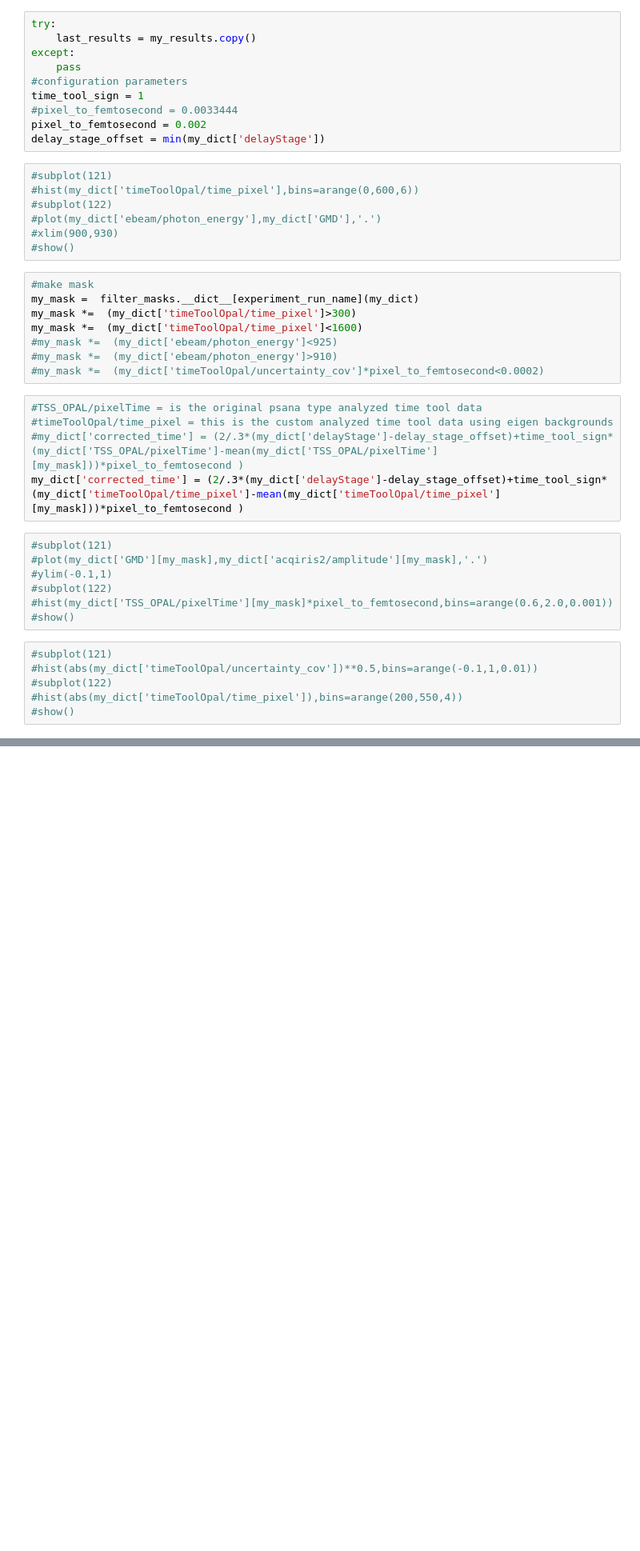
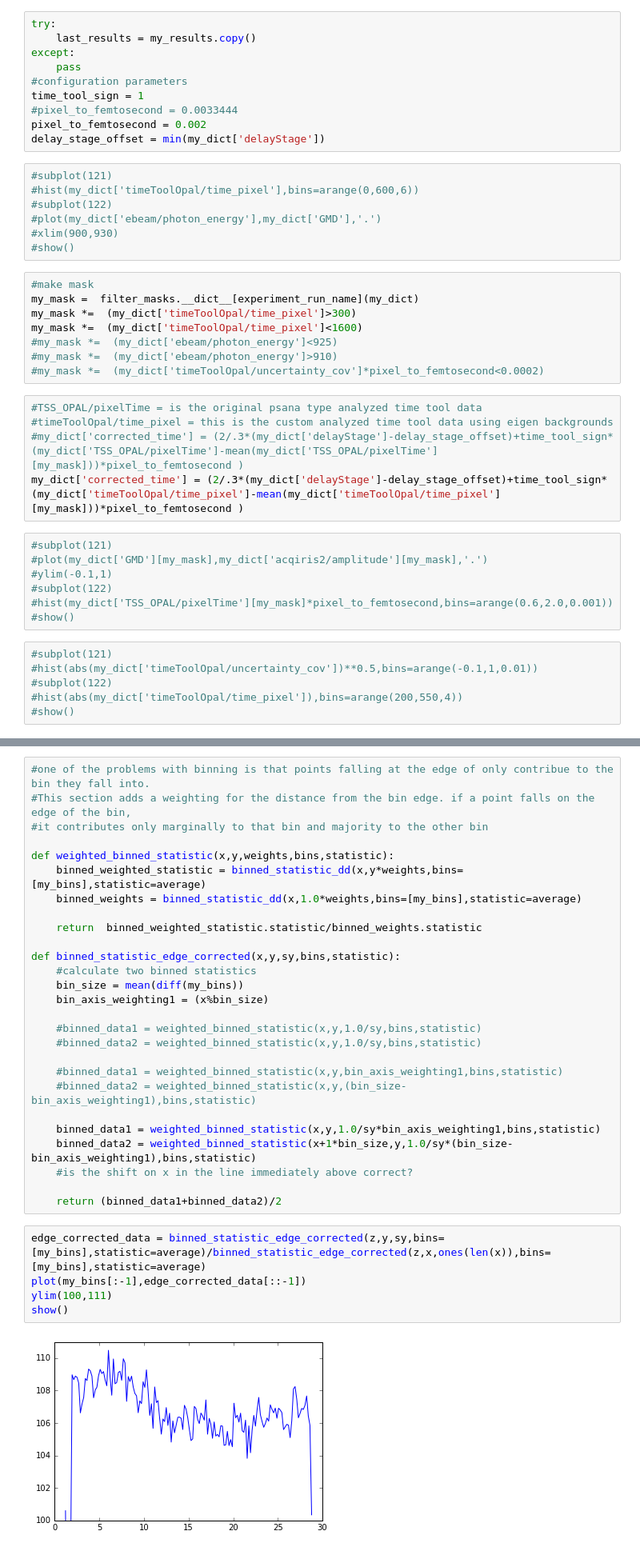
Before and after one commit to sioan/softXRayDataAndControls, a Jupyter notebook: experimentSpecificFiles/sxri0414/jupyter/analysis_run81.ipynb, the cells around one changed output, grey strips where cells are left out. Shown at 80% size. Saved outputs shown, nothing was run; the diff lists cells and outputs as text; blank space fills up the shorter version.

```diff
--- a/experimentSpecificFiles/sxri0414/jupyter/analysis_run81.ipynb
+++ b/experimentSpecificFiles/sxri0414/jupyter/analysis_run81.ipynb
@@ -93,0 +104,34 @@ show()
+# %%
+#one of the problems with binning is that points falling at the edge of only contribue to the bin they fall into.
+#This section adds a weighting for the distance from the bin edge. if a point falls on the edge of the bin,
+#it contributes only marginally to that bin and majority to the other bin
+
+def weighted_binned_statistic(x,y,weights,bins,statistic):
+    binned_weighted_statistic = binned_statistic_dd(x,y*weights,bins=[my_bins],statistic=average)
+    binned_weights = binned_statistic_dd(x,1.0*weights,bins=[my_bins],statistic=average)
+
+    return  binned_weighted_statistic.statistic/binned_weights.statistic
+
+def binned_statistic_edge_corrected(x,y,sy,bins,statistic):
+    #calculate two binned statistics
+    bin_size = mean(diff(my_bins))
+    bin_axis_weighting1 = (x%bin_size)
+
+    #binned_data1 = weighted_binned_statistic(x,y,1.0/sy,bins,statistic)
+    #binned_data2 = weighted_binned_statistic(x,y,1.0/sy,bins,statistic)
+
+    #binned_data1 = weighted_binned_statistic(x,y,bin_axis_weighting1,bins,statistic)
+    #binned_data2 = weighted_binned_statistic(x,y,(bin_size-bin_axis_weighting1),bins,statistic)
+
+    binned_data1 = weighted_binned_statistic(x,y,1.0/sy*bin_axis_weighting1,bins,statistic)
+    binned_data2 = weighted_binned_statistic(x+1*bin_size,y,1.0/sy*(bin_size-bin_axis_weighting1),bins,statistic)
+    #is the shift on x in the line immediately above correct?
+
+    return (binned_data1+binned_data2)/2
+# %%
+edge_corrected_data = binned_statistic_edge_corrected(z,y,sy,bins=[my_bins],statistic=average)/binned_statistic_edge_corrected(z,x,ones(len(x)),bins=[my_bins],statistic=average)
+plot(my_bins[:-1],edge_corrected_data[::-1])
+ylim(100,111)
+show()
+# %% [output]
+[figure, added]
```
Also changed, not shown: parts of 3 cells of this notebook, 8 other files.
